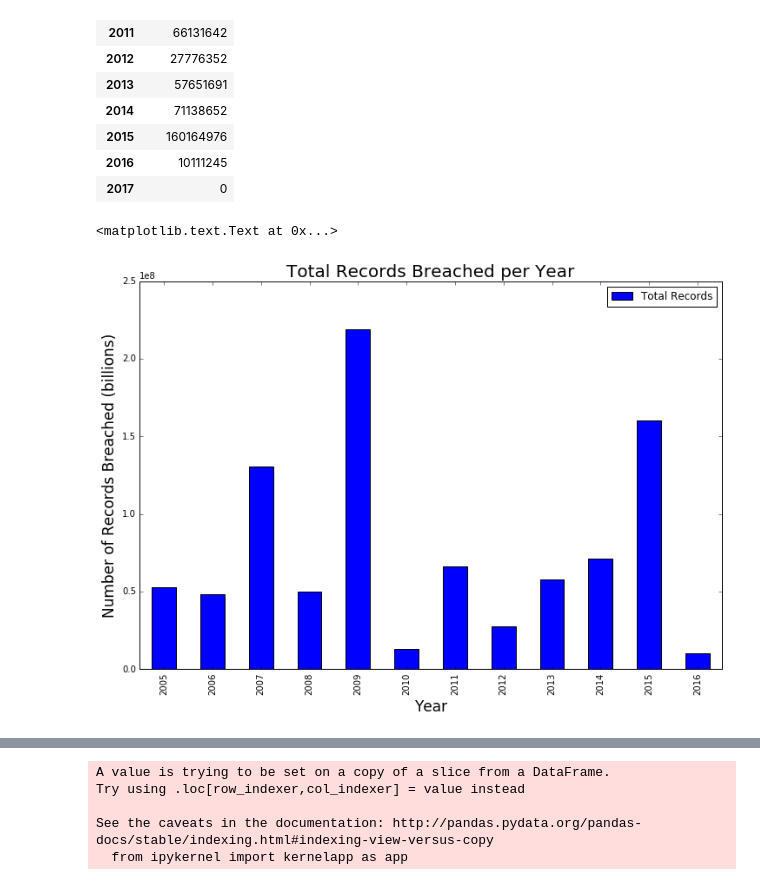
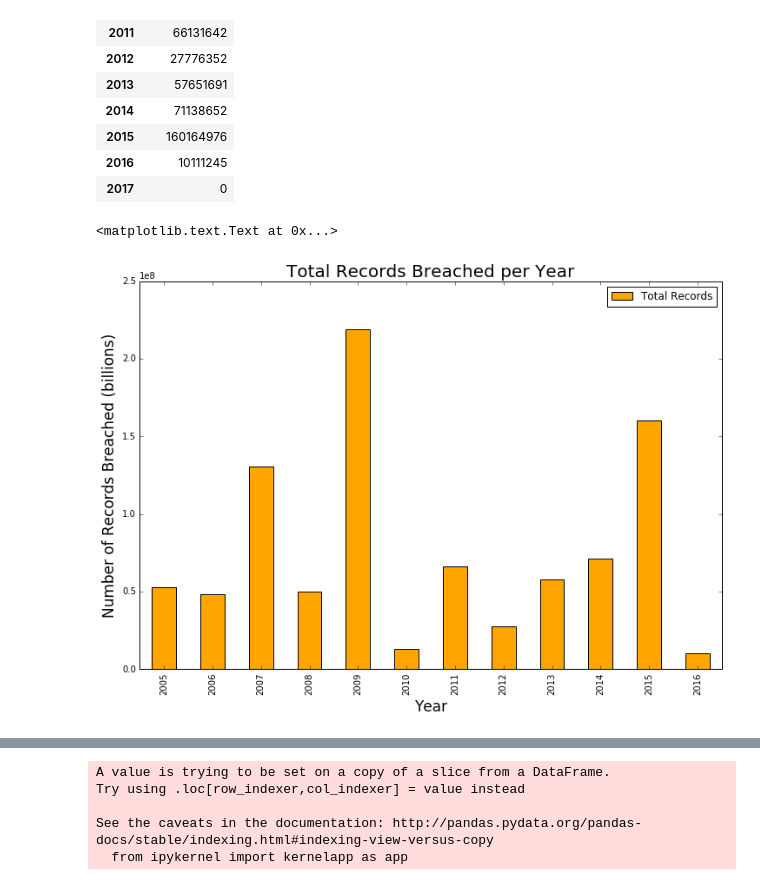
Before and after one commit to Felix-Oppenheimer/Amlin, a Jupyter notebook: Breach Data.ipynb, the cells around one changed output, grey strips where cells are left out. Saved outputs shown, nothing was run; the diff lists cells and outputs as text; code cells hidden in the pictures.

```diff
--- a/Breach Data.ipynb
+++ b/Breach Data.ipynb
@@ -138,13 +158,13 @@ df3
 | 2016 | 10111245 |
 | 2017 | 0 |
 # %%
-df3[:12].plot(kind='bar', fontsize=10, figsize=[12,8])
+df3[:12].plot(kind='bar', fontsize=10, figsize=[12,8], color='orange')
 plt.title('Total Records Breached per Year', fontsize=20)
 plt.xlabel('Year', fontsize=17)
 plt.ylabel('Number of Records Breached (billions)', fontsize=17)
 # %% [output]
 <matplotlib.text.Text at 0x...>
-[figure, old version]
+[figure, new version]
 # %%
 df.head()
 # %% [output]
```
Also changed, not shown: parts of 18 cells of this notebook, 9 other files.
